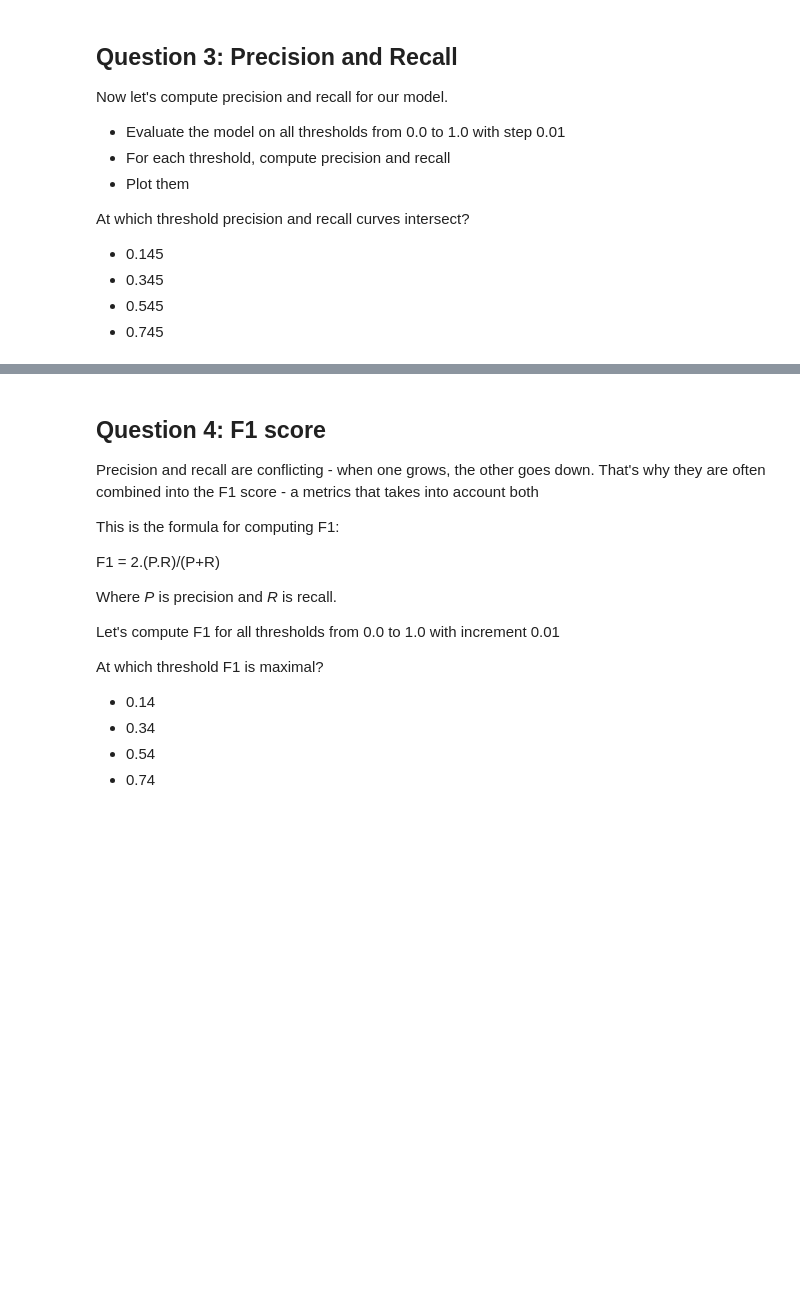
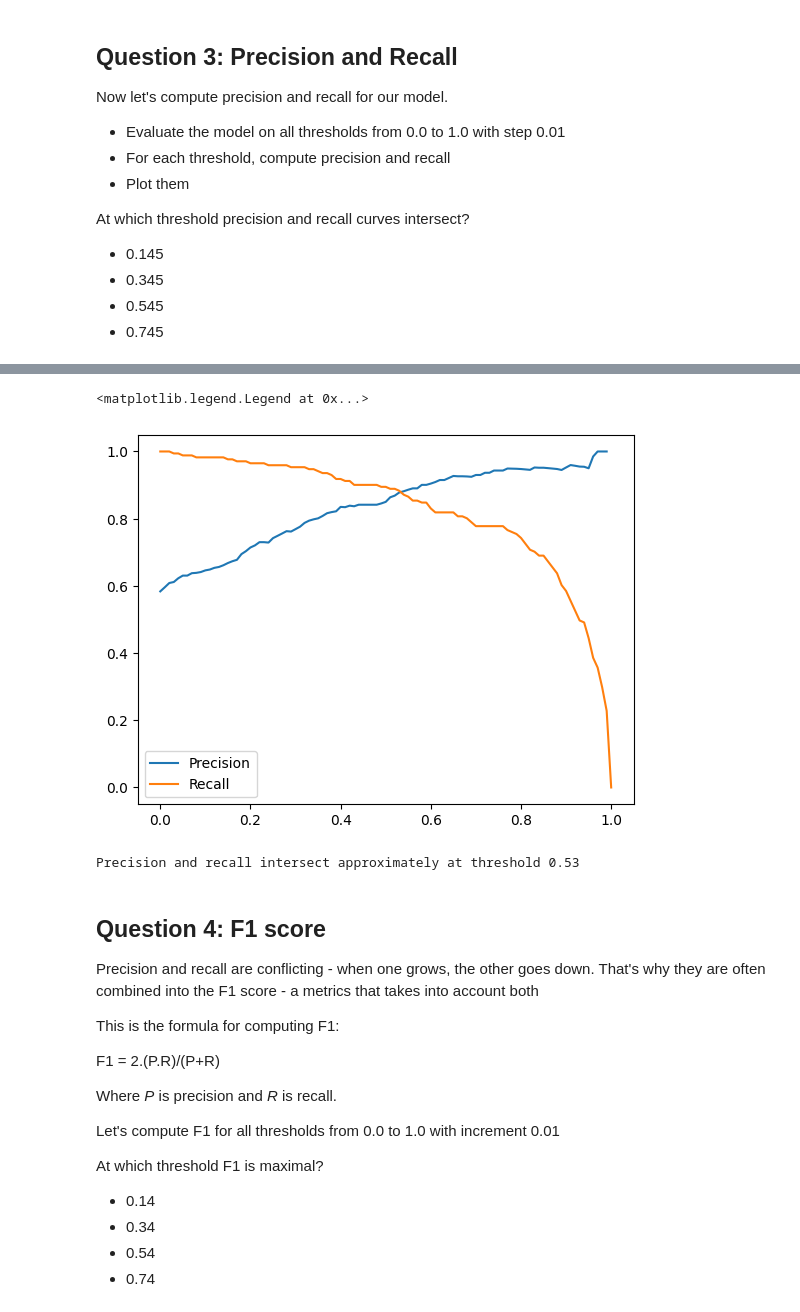
Before and after one commit to jhon-marquez-cardenas/Machine-learning-zoomcamp-2025-Homeworks, a Jupyter notebook: 04-Evaluation/Homework_4_JFMC_2025.ipynb, the cells around one changed output, grey strips where cells are left out. Saved outputs shown, nothing was run; the diff lists cells and outputs as text; code cells hidden in the pictures; blank space fills up the shorter version.

```diff
--- a/04-Evaluation/Homework_4_JFMC_2025.ipynb
+++ b/04-Evaluation/Homework_4_JFMC_2025.ipynb
@@ -226,3 +226,28 @@ At which threshold precision and recall curves intersect?
 * 0.345
 * 0.545
 * 0.745
+# %%
+scores = []
+
+thresholds = np.arange(0, 1.01,  0.01)
+
+for t in thresholds:
+    actual_positive = (y_val == 1)
+    actual_negative = (y_val == 0)
+
+    predict_positive = (y_pred >= t)
+    predict_negative = (y_pred < t)
+
+    tp = (predict_positive & actual_positive).sum()
+    tn = (predict_negative & actual_negative).sum()
+
+    fp = (predict_positive & actual_negative).sum()
+    fn = (predict_negative & actual_positive).sum()
+
+    scores.append((t, tp, fp, fn, tn))
+
+columns = ['threshold', 'tp', 'fp', 'fn', 'tn']
+df_scores = pd.DataFrame(scores, columns=columns)
+# %%
+df_scores['precision'] = df_scores.tp / (df_scores.tp + df_scores.fp)
+df_scores['recall'] = df_scores.tp / (df_scores.tp + df_scores.fn)
@@ -229,3 +270,18 @@ At which threshold precision and recall curves intersect?
+# %%
+plt.plot(df_scores.threshold, df_scores['precision'], label='Precision')
+plt.plot(df_scores.threshold, df_scores['recall'], label='Recall')
+plt.legend()
+# %% [output]
+<matplotlib.legend.Legend at 0x...>
+[figure, added]
+# %%
+diff = np.abs(df_scores['precision'] - df_scores['recall'])
+idx = diff.idxmin()
+
+threshold_intersect = df_scores.loc[idx, 'threshold']
+print(f"Precision and recall intersect approximately at threshold {threshold_intersect:.2f}")
+# %% [output]
+Precision and recall intersect approximately at threshold 0.53
 # %% [markdown]
 ## Question 4: F1 score
 
```
Also changed, not shown: parts of 1 cell of this notebook.
